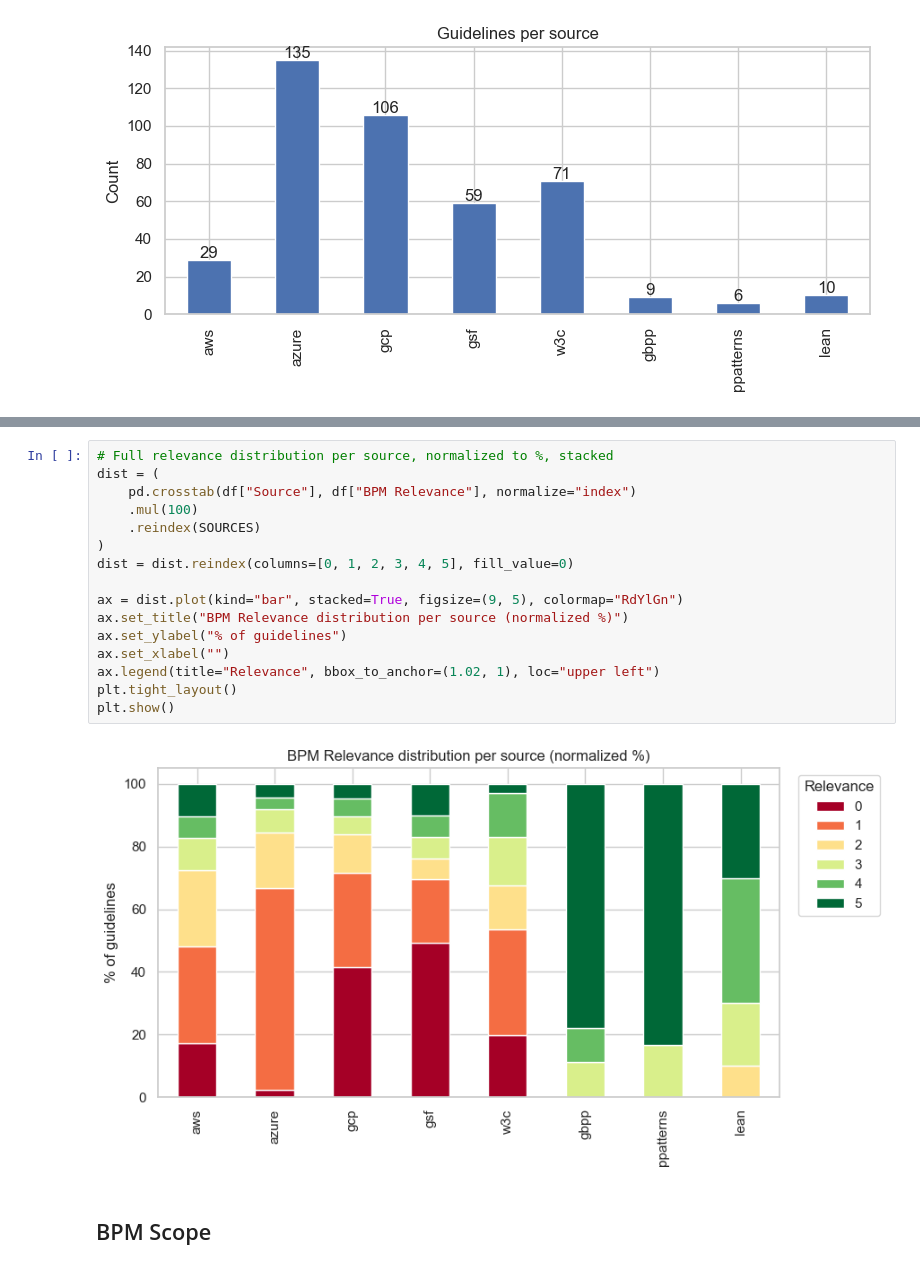
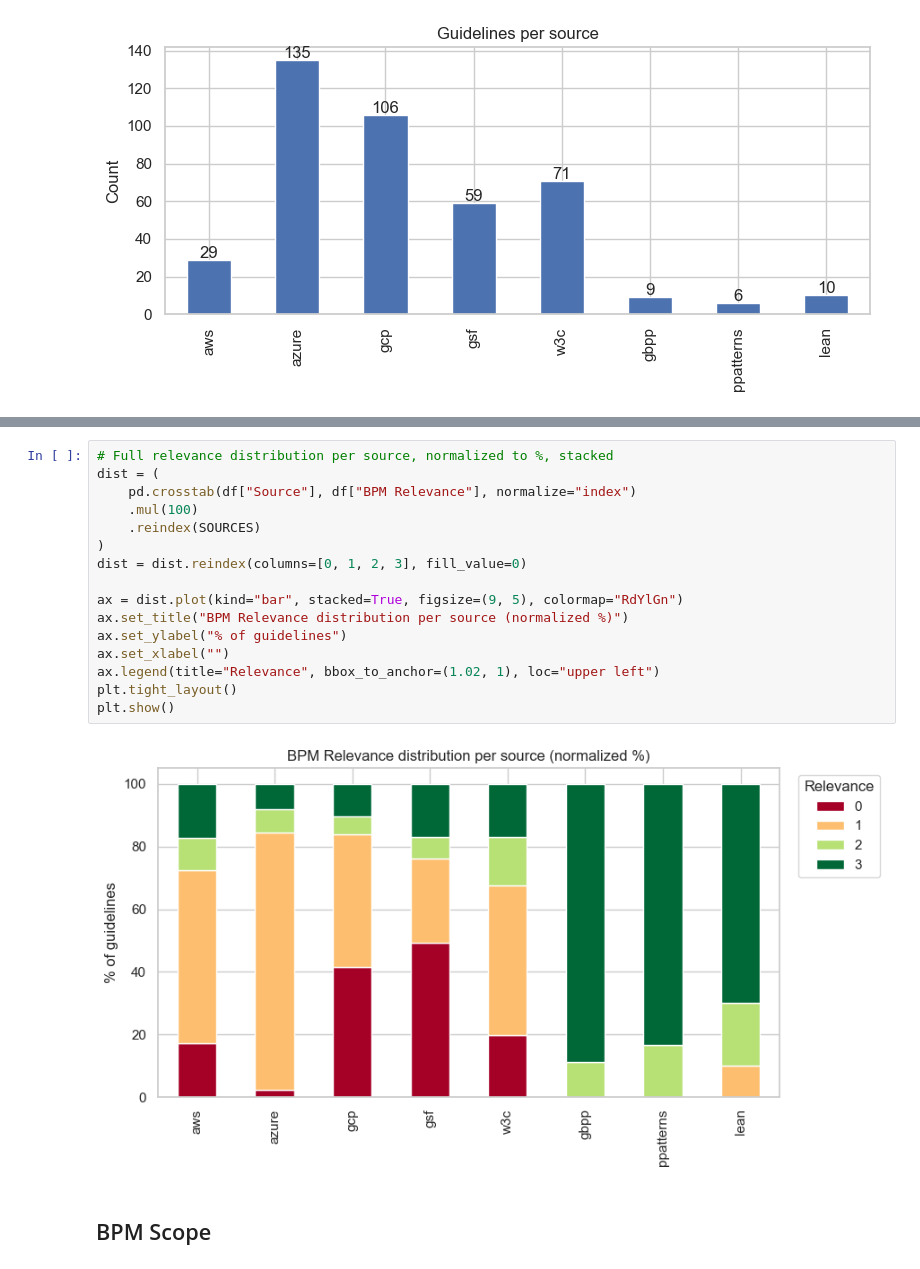
Before and after one commit to nyuuyn/green-bpm-survey, a Jupyter notebook: analysis.ipynb, the cells around one changed output, grey strips where cells are left out. Cells and saved outputs as stored; diff of their text form.

```diff
--- a/analysis.ipynb
+++ b/analysis.ipynb
@@ -117,21 +117,21 @@ plt.show()
 # %%
 # Full relevance distribution per source, normalized to %, stacked
 dist = (
     pd.crosstab(df["Source"], df["BPM Relevance"], normalize="index")
     .mul(100)
     .reindex(SOURCES)
 )
-dist = dist.reindex(columns=[0, 1, 2, 3, 4, 5], fill_value=0)
+dist = dist.reindex(columns=[0, 1, 2, 3], fill_value=0)
 
 ax = dist.plot(kind="bar", stacked=True, figsize=(9, 5), colormap="RdYlGn")
 ax.set_title("BPM Relevance distribution per source (normalized %)")
 ax.set_ylabel("% of guidelines")
 ax.set_xlabel("")
 ax.legend(title="Relevance", bbox_to_anchor=(1.02, 1), loc="upper left")
 plt.tight_layout()
 plt.show()
 # %% [output]
-[figure, old version]
+[figure, new version]
 # %% [markdown]
 ## BPM Scope
 # %%
```
Also changed, not shown: parts of 7 cells of this notebook, 11 other files.
